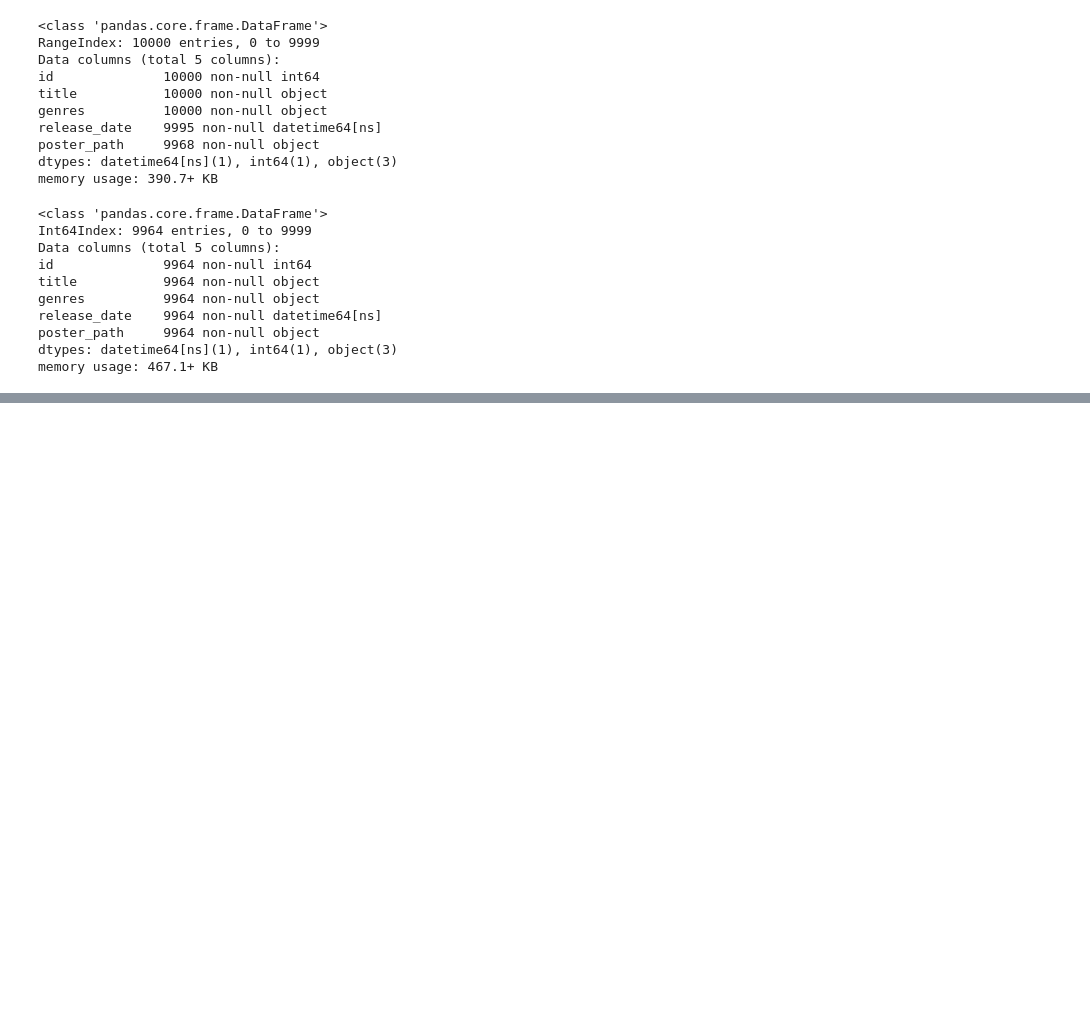
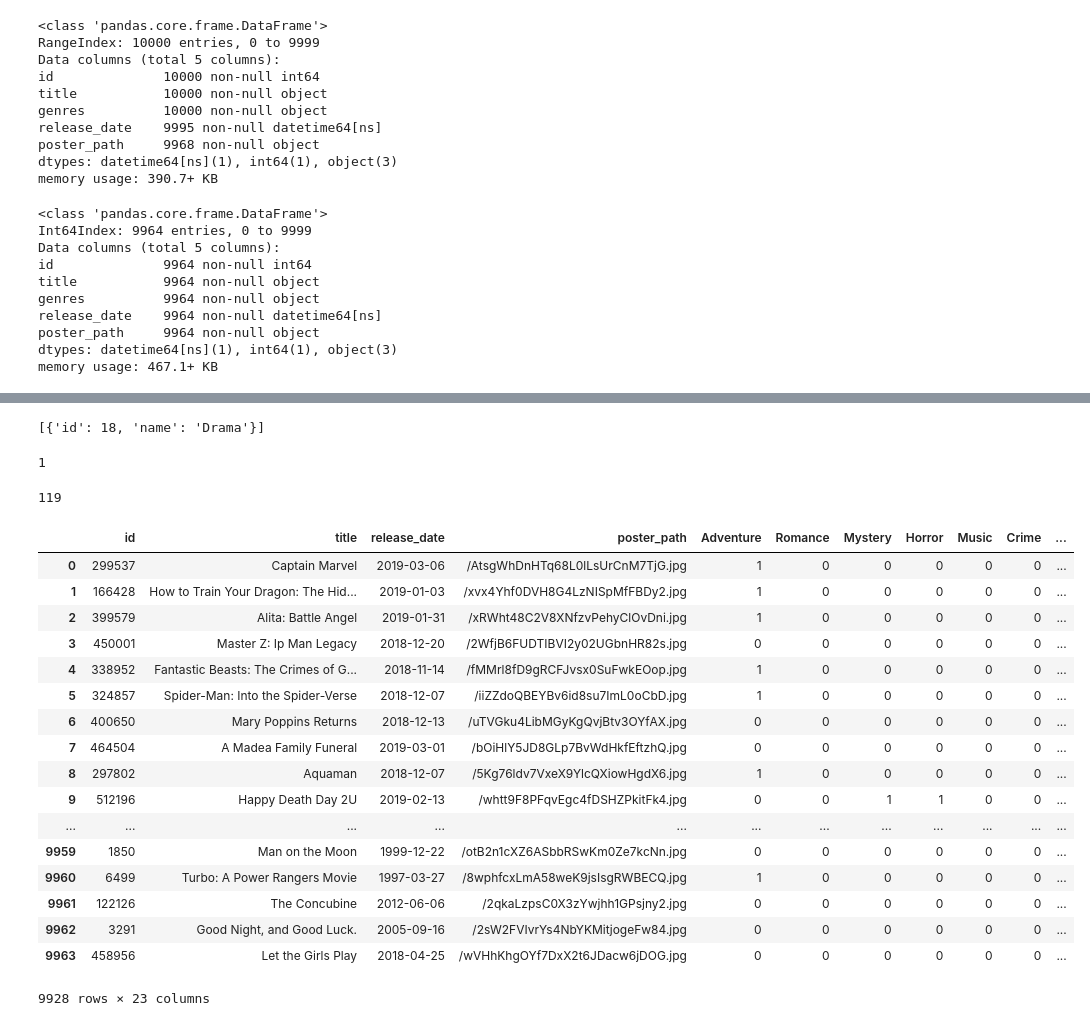
Before and after one commit to AaronRiegel/GenrePrediction, a Jupyter notebook: Scripts/Processor.ipynb, the cells around one changed output, grey strips where cells are left out. Cells and saved outputs as stored; diff of their text form; code cells hidden in the pictures; blank space fills up the shorter version.

```diff
--- a/Scripts/Processor.ipynb
+++ b/Scripts/Processor.ipynb
@@ -110,8 +165,51 @@ memory usage: 467.1+ KB
+# %%
+movies = pd.merge(movies, df, left_index=True, right_index=True)
+# %%
+def update_genre(col):
+    for genre in col.genres:
+        col.loc[genre['name']] = 1
+        # print(col.loc[genre['name']])
+    return col
+# %%
+movies = movies.apply(update_genre, axis=1)
+# %%
+movies.loc[200 , 'genres']
+# %% [output]
+[{'id': 18, 'name': 'Drama'}]
+# %%
+movies.loc[200 , 'Drama']
+# %% [output]
+1
 # %%
 def save_image(col):
     try:
         urllib.request.urlretrieve(get_poster_path(col['poster_path']), r'../Data/Images/' + str(col['id']) + '.jpg')
     except:
         print(col)
+# %%
+movies['TV Movie'].sum()
+# %% [output]
+119
 # %%
-movies[8000:].apply(save_image, axis=1);
+movies.drop('genres', axis=1, inplace=True)
+# %%
+movies
+# %% [output]
+|  | id | title | release_date | poster_path | Adventure | Romance | Mystery | Horror | Music | Crime | ... |
+| 0 | 299537 | Captain Marvel | 2019-03-06 | /AtsgWhDnHTq68L0lLsUrCnM7TjG.jpg | 1 | 0 | 0 | 0 | 0 | 0 | ... |
+| 1 | 166428 | How to Train Your Dragon: The Hid... | 2019-01-03 | /xvx4Yhf0DVH8G4LzNISpMfFBDy2.jpg | 1 | 0 | 0 | 0 | 0 | 0 | ... |
+| 2 | 399579 | Alita: Battle Angel | 2019-01-31 | /xRWht48C2V8XNfzvPehyClOvDni.jpg | 1 | 0 | 0 | 0 | 0 | 0 | ... |
+| 3 | 450001 | Master Z: Ip Man Legacy | 2018-12-20 | /2WfjB6FUDTIBVI2y02UGbnHR82s.jpg | 0 | 0 | 0 | 0 | 0 | 0 | ... |
+| 4 | 338952 | Fantastic Beasts: The Crimes of G... | 2018-11-14 | /fMMrl8fD9gRCFJvsx0SuFwkEOop.jpg | 1 | 0 | 0 | 0 | 0 | 0 | ... |
+| 5 | 324857 | Spider-Man: Into the Spider-Verse | 2018-12-07 | /iiZZdoQBEYBv6id8su7ImL0oCbD.jpg | 1 | 0 | 0 | 0 | 0 | 0 | ... |
+| 6 | 400650 | Mary Poppins Returns | 2018-12-13 | /uTVGku4LibMGyKgQvjBtv3OYfAX.jpg | 0 | 0 | 0 | 0 | 0 | 0 | ... |
+| 7 | 464504 | A Madea Family Funeral | 2019-03-01 | /bOiHlY5JD8GLp7BvWdHkfEftzhQ.jpg | 0 | 0 | 0 | 0 | 0 | 0 | ... |
+| 8 | 297802 | Aquaman | 2018-12-07 | /5Kg76ldv7VxeX9YlcQXiowHgdX6.jpg | 1 | 0 | 0 | 0 | 0 | 0 | ... |
+| 9 | 512196 | Happy Death Day 2U | 2019-02-13 | /whtt9F8PFqvEgc4fDSHZPkitFk4.jpg | 0 | 0 | 1 | 1 | 0 | 0 | ... |
+| ... | ... | ... | ... | ... | ... | ... | ... | ... | ... | ... | ... |
+| 9959 | 1850 | Man on the Moon | 1999-12-22 | /otB2n1cXZ6ASbbRSwKm0Ze7kcNn.jpg | 0 | 0 | 0 | 0 | 0 | 0 | ... |
+| 9960 | 6499 | Turbo: A Power Rangers Movie | 1997-03-27 | /8wphfcxLmA58weK9jsIsgRWBECQ.jpg | 1 | 0 | 0 | 0 | 0 | 0 | ... |
+| 9961 | 122126 | The Concubine | 2012-06-06 | /2qkaLzpsC0X3zYwjhh1GPsjny2.jpg | 0 | 0 | 0 | 0 | 0 | 0 | ... |
+| 9962 | 3291 | Good Night, and Good Luck. | 2005-09-16 | /2sW2FVIvrYs4NbYKMitjogeFw84.jpg | 0 | 0 | 0 | 0 | 0 | 0 | ... |
+| 9963 | 458956 | Let the Girls Play | 2018-04-25 | /wVHhKhgOYf7DxX2t6JDacw6jDOG.jpg | 0 | 0 | 0 | 0 | 0 | 0 | ... |
+9928 rows × 23 columns
```
Also changed, not shown: parts of 7 cells of this notebook, 10 other files.
